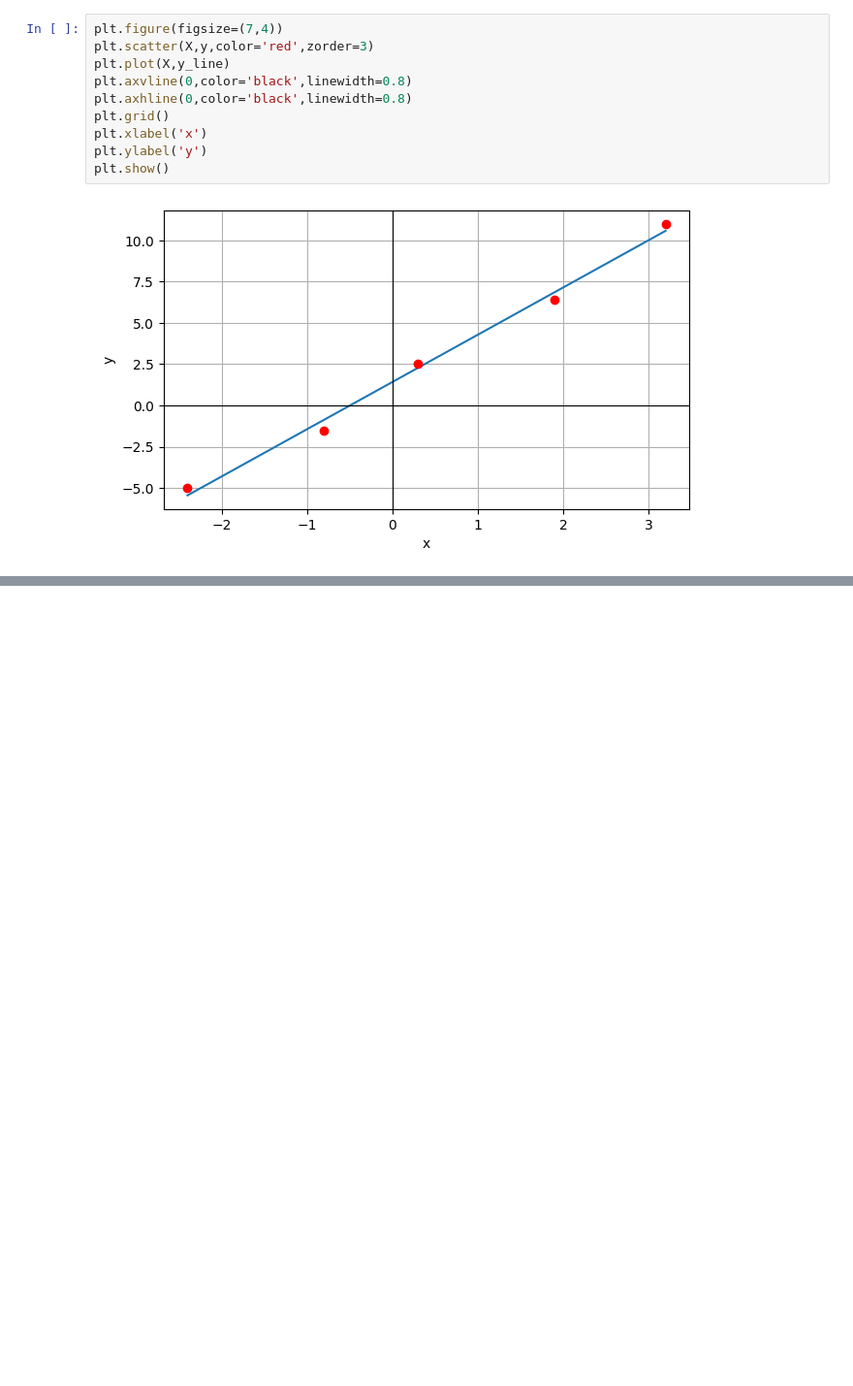
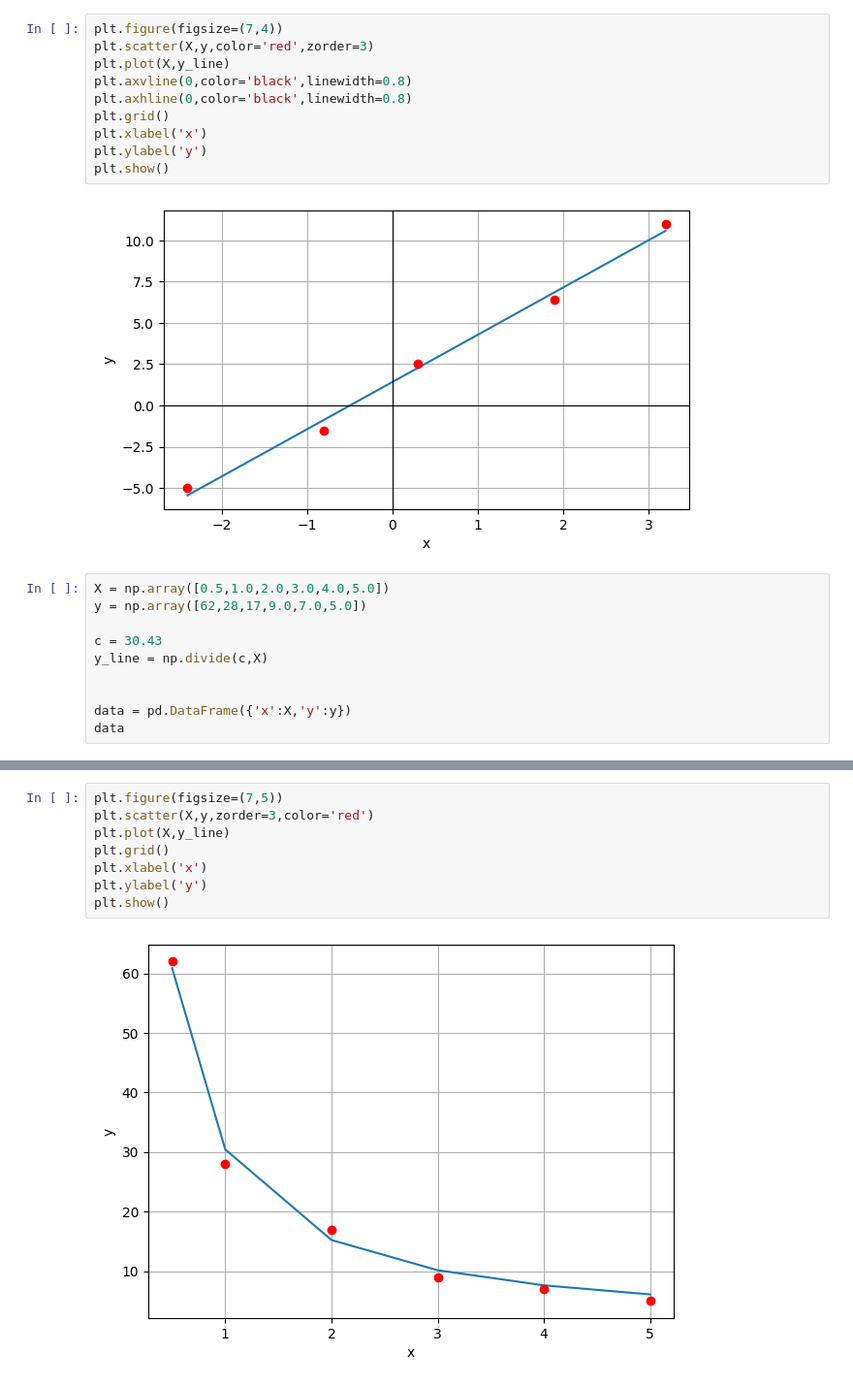
Before and after one commit to OrdenWills/Maths-coding-Ka-stroud, a Jupyter notebook: curves_and_curve-fitting/mean-LeastSquares.ipynb, the cells around one changed output, grey strips where cells are left out. Shown at 97% size. Saved outputs shown, nothing was run; the diff lists cells and outputs as text; blank space fills up the shorter version.

```diff
--- a/curves_and_curve-fitting/mean-square.ipynb
+++ b/curves_and_curve-fitting/mean-LeastSquares.ipynb
@@ -29,3 +29,13 @@ plt.ylabel('y')
 plt.show()
 # %% [output]
 [figure]
+# %%
+X = np.array([0.5,1.0,2.0,3.0,4.0,5.0])
+y = np.array([62,28,17,9.0,7.0,5.0])
+
+c = 30.43
+y_line = np.divide(c,X)
+
+
+data = pd.DataFrame({'x':X,'y':y})
+data
@@ -31,0 +50,10 @@ plt.show()
+# %%
+plt.figure(figsize=(7,5))
+plt.scatter(X,y,zorder=3,color='red')
+plt.plot(X,y_line)
+plt.grid()
+plt.xlabel('x')
+plt.ylabel('y')
+plt.show()
+# %% [output]
+[figure, added]
```
Also changed, not shown: parts of 1 cell of this notebook.
